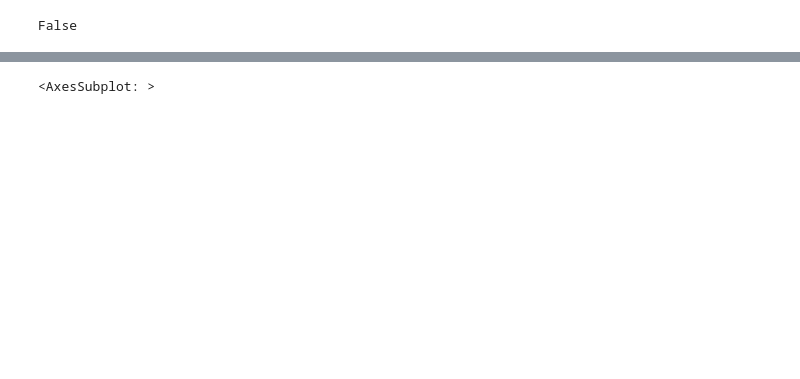
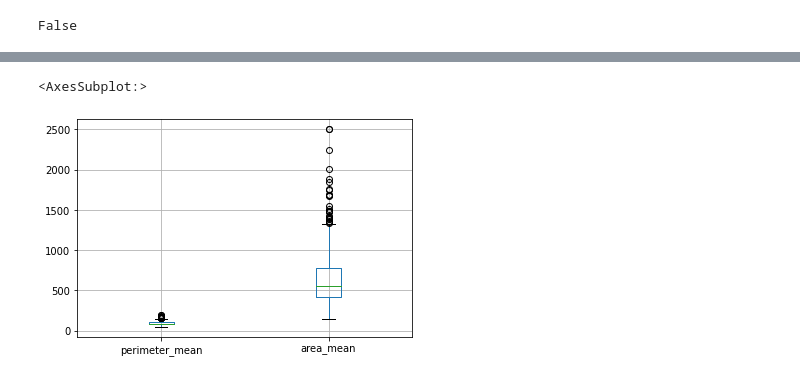
Before and after one commit to crismassaneiro/breast-cancer-analysis, a Jupyter notebook: analysis.ipynb, the cells around one changed output, grey strips where cells are left out. Saved outputs shown, nothing was run; the diff lists cells and outputs as text; code cells hidden in the pictures; blank space fills up the shorter version.

```diff
--- a/analysis.ipynb
+++ b/analysis.ipynb
@@ -77,4 +83,5 @@ df.boxplot(column=["radius_mean"])
 # %%
-df.boxplot(column=["perimeter_mean"])
+df.boxplot(column=["perimeter_mean", "area_mean"])
 # %% [output]
-<AxesSubplot: >
+<AxesSubplot:>
+[figure, added]
```
Also changed, not shown: parts of 24 cells of this notebook.
